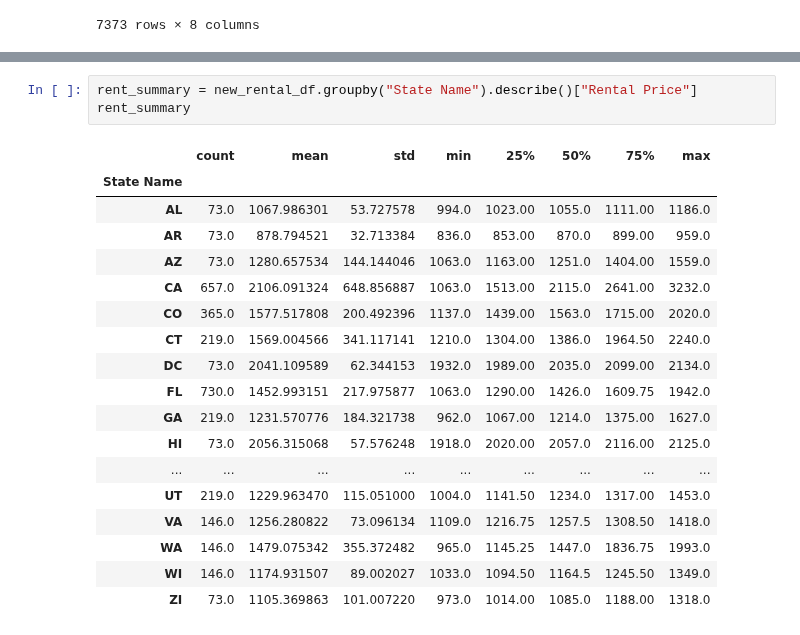
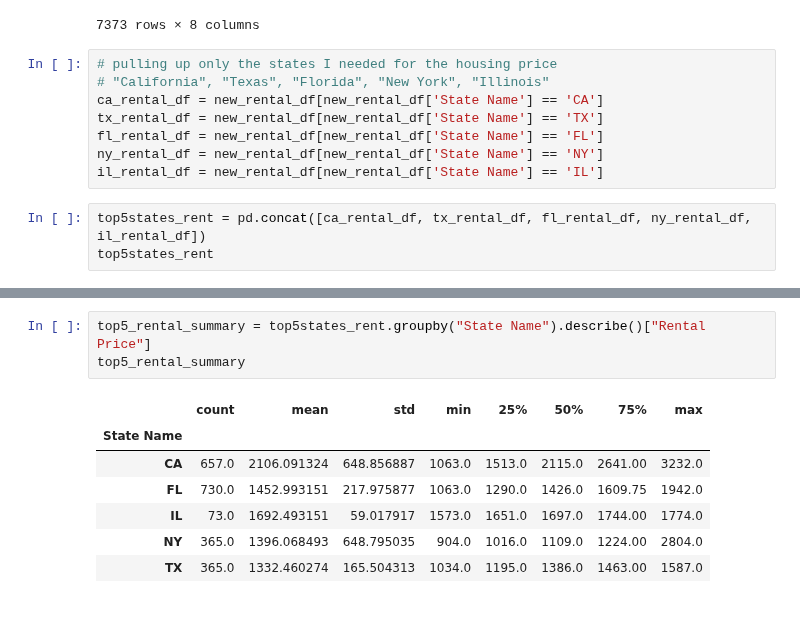
Before and after one commit to aliciasply/InterState-Migration, a Jupyter notebook: Code/Rental_Price-alicia.ipynb, the cells around one changed output, grey strips where cells are left out. Cells and saved outputs as stored; diff of their text form.

```diff
--- a/Code/Rental_Price-alicia.ipynb
+++ b/Code/Rental_Price-alicia.ipynb
@@ -113,3 +113,14 @@ new_rental_df
 | 7371 | 394623 | Gainesville | GA | 229 | 12-2020 | 2020 | 12 | 1447.0 |
 | 7372 | 394623 | Gainesville | GA | 229 | 01-2021 | 2021 | 01 | 1455.0 |
 7373 rows × 8 columns
+# %%
+# pulling up only the states I needed for the housing price
+# "California", "Texas", "Florida", "New York", "Illinois"
+ca_rental_df = new_rental_df[new_rental_df['State Name'] == 'CA']
+tx_rental_df = new_rental_df[new_rental_df['State Name'] == 'TX']
+fl_rental_df = new_rental_df[new_rental_df['State Name'] == 'FL']
+ny_rental_df = new_rental_df[new_rental_df['State Name'] == 'NY']
+il_rental_df = new_rental_df[new_rental_df['State Name'] == 'IL']
+# %%
+top5states_rent = pd.concat([ca_rental_df, tx_rental_df, fl_rental_df, ny_rental_df, il_rental_df])
+top5states_rent
@@ -116,25 +141,14 @@ new_rental_df
 # %%
-rent_summary = new_rental_df.groupby("State Name").describe()["Rental Price"]
-rent_summary
+top5_rental_summary = top5states_rent.groupby("State Name").describe()["Rental Price"]
+top5_rental_summary
 # %% [output]
 |  | count | mean | std | min | 25% | 50% | 75% | max |
 | State Name |  |  |  |  |  |  |  |  |
-| AL | 73.0 | 1067.986301 | 53.727578 | 994.0 | 1023.00 | 1055.0 | 1111.00 | 1186.0 |
-| AR | 73.0 | 878.794521 | 32.713384 | 836.0 | 853.00 | 870.0 | 899.00 | 959.0 |
-| AZ | 73.0 | 1280.657534 | 144.144046 | 1063.0 | 1163.00 | 1251.0 | 1404.00 | 1559.0 |
-| CA | 657.0 | 2106.091324 | 648.856887 | 1063.0 | 1513.00 | 2115.0 | 2641.00 | 3232.0 |
-| CO | 365.0 | 1577.517808 | 200.492396 | 1137.0 | 1439.00 | 1563.0 | 1715.00 | 2020.0 |
-| CT | 219.0 | 1569.004566 | 341.117141 | 1210.0 | 1304.00 | 1386.0 | 1964.50 | 2240.0 |
-| DC | 73.0 | 2041.109589 | 62.344153 | 1932.0 | 1989.00 | 2035.0 | 2099.00 | 2134.0 |
-| FL | 730.0 | 1452.993151 | 217.975877 | 1063.0 | 1290.00 | 1426.0 | 1609.75 | 1942.0 |
-| GA | 219.0 | 1231.570776 | 184.321738 | 962.0 | 1067.00 | 1214.0 | 1375.00 | 1627.0 |
-| HI | 73.0 | 2056.315068 | 57.576248 | 1918.0 | 2020.00 | 2057.0 | 2116.00 | 2125.0 |
-| ... | ... | ... | ... | ... | ... | ... | ... | ... |
-| UT | 219.0 | 1229.963470 | 115.051000 | 1004.0 | 1141.50 | 1234.0 | 1317.00 | 1453.0 |
-| VA | 146.0 | 1256.280822 | 73.096134 | 1109.0 | 1216.75 | 1257.5 | 1308.50 | 1418.0 |
-| WA | 146.0 | 1479.075342 | 355.372482 | 965.0 | 1145.25 | 1447.0 | 1836.75 | 1993.0 |
-| WI | 146.0 | 1174.931507 | 89.002027 | 1033.0 | 1094.50 | 1164.5 | 1245.50 | 1349.0 |
-| ZI | 73.0 | 1105.369863 | 101.007220 | 973.0 | 1014.00 | 1085.0 | 1188.00 | 1318.0 |
+| CA | 657.0 | 2106.091324 | 648.856887 | 1063.0 | 1513.0 | 2115.0 | 2641.00 | 3232.0 |
+| FL | 730.0 | 1452.993151 | 217.975877 | 1063.0 | 1290.0 | 1426.0 | 1609.75 | 1942.0 |
+| IL | 73.0 | 1692.493151 | 59.017917 | 1573.0 | 1651.0 | 1697.0 | 1744.00 | 1774.0 |
+| NY | 365.0 | 1396.068493 | 648.795035 | 904.0 | 1016.0 | 1109.0 | 1224.00 | 2804.0 |
+| TX | 365.0 | 1332.460274 | 165.504313 | 1034.0 | 1195.0 | 1386.0 | 1463.00 | 1587.0 |
 # %%
 #create a line chart of the mean of the housing mean
 # x-axis = RE_groupby_year.index.values, y-axis = RE_groupby_year["mean"]
```
Also changed, not shown: parts of 31 cells of this notebook, 1 other file.
